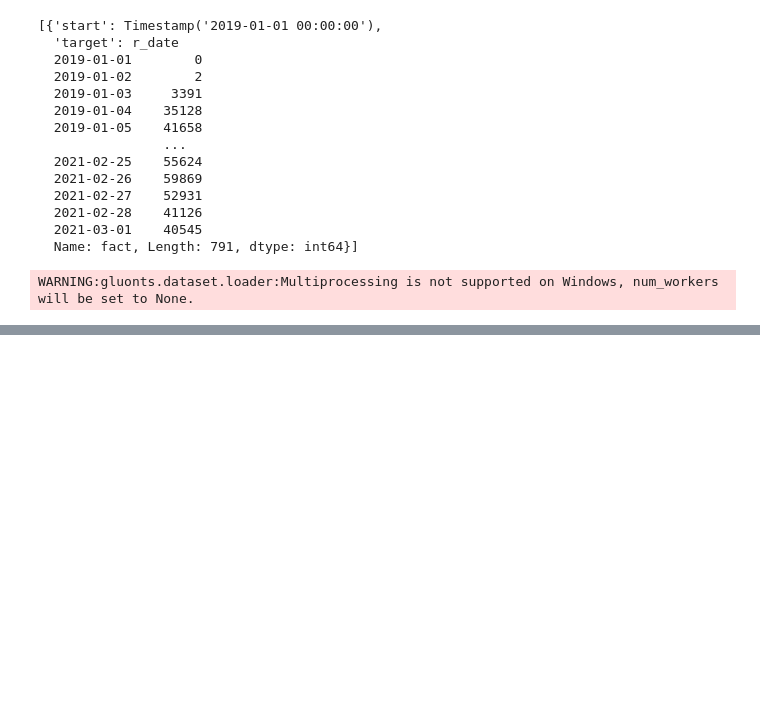
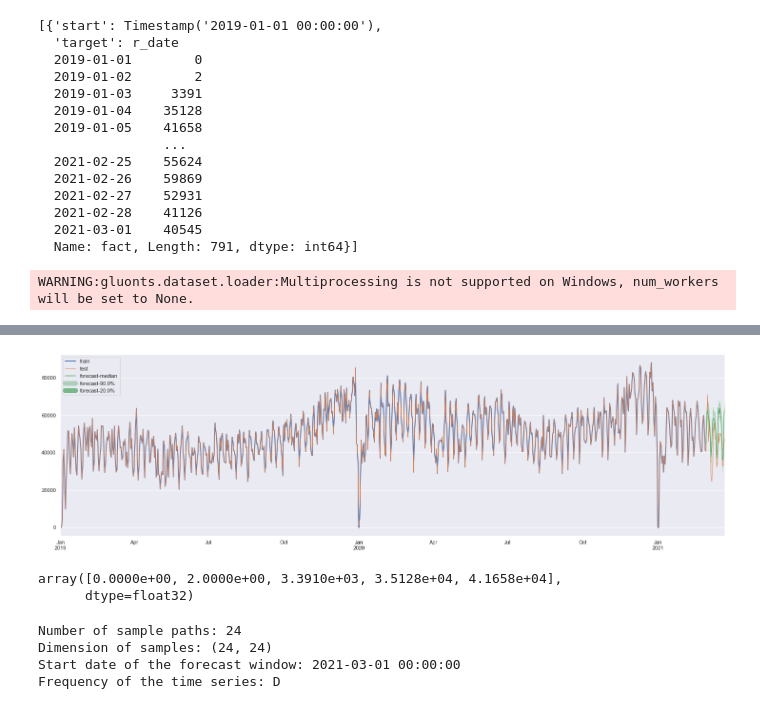
Before and after one commit to mc-morozov/forecast_cargo_flow, a Jupyter notebook: notebooks/gluonts.ipynb, the cells around one changed output, grey strips where cells are left out. Cells and saved outputs as stored; diff of their text form; code cells hidden in the pictures; blank space fills up the shorter version.

Commit message:
gluon_ts model
добавлена модель DeepAR
прогноз по категориям

```diff
--- a/notebooks/gluonts.ipynb
+++ b/notebooks/gluonts.ipynb
@@ -39,5 +36,5 @@ def mean_absolute_percentage_error(y_true, y_pred):
 # %%
-source = pd.read_csv('E:\\Analytics\\Projects\\forecast_cargo_flow\\data\\sample_csu_since_2019.csv', delimiter=';')
+source = pd.read_csv('E:\\Analytics\\Projects\\forecast_cargo_flow\\data\\sample_csu_since_2017.csv', delimiter=';')
 # %%
 df = source[['r_date', 'fact']] # оставляем только дату и факт
 df = df.groupby('r_date').sum() # группируем по дате
@@ -98,7 +95,7 @@ from gluonts.trainer import Trainer
 estimator = DeepAREstimator(
     freq="D",
     prediction_length=90,
-    trainer=Trainer(epochs=200)
+    trainer=Trainer(epochs=30)
 )
 predictor = estimator.train(training_data=training_data)
 # %% [output]
@@ -121,0 +121,12 @@ plt.grid(axis='x')
+# %%
+from gluonts.dataset.common import ListDataset
+
+train_ds = ListDataset(
+    [{"start": df.index[0], "target": df.fact[:"2021-02-28"]}],
+    freq = "D"
+)
+
+test_ds = ListDataset(
+    [{"start": df.index[0], "target": df.fact[:"2021-03-24"]}],
+    freq = "D"
+)
@@ -121,0 +151,14 @@ plt.grid(axis='x')
+# %%
+from gluonts.model.deepar import DeepAREstimator
+from gluonts.trainer import Trainer
+
+estimator = DeepAREstimator(
+    freq="D",
+    prediction_length=24,
+    trainer=Trainer(epochs=15),
+    #num_layers=2,
+    #num_cells=100,
+    #cell_type='lstm',
+    #scaling=True
+)
+predictor = estimator.train(training_data=train_ds)
@@ -121,0 +167,12 @@ plt.grid(axis='x')
+# %%
+from gluonts.dataset.util import to_pandas
+
+for train_entry, test_entry, forecast in zip(train_ds, test_ds, predictor.predict(train_ds)):
+    to_pandas(train_entry).plot(linewidth=2, figsize=(25, 7), label="train")
+    to_pandas(test_entry).plot(linewidth=1, figsize=(25, 7), label="test")
+    forecast.plot(color='g', prediction_intervals=[20.0, 90.0], label="forecast")
+
+plt.legend(loc='upper left')
+plt.grid(axis='x')
+# %% [output]
+[figure, added]
@@ -121,0 +193,6 @@ plt.grid(axis='x')
+# %%
+# first 5 values of the time series (convert from pandas to numpy)
+np.array(ts_entry[:5]).reshape(-1,)
+# %% [output]
+array([0.0000e+00, 2.0000e+00, 3.3910e+03, 3.5128e+04, 4.1658e+04],
+      dtype=float32)
@@ -121,0 +202,10 @@ plt.grid(axis='x')
+# %%
+print(f"Number of sample paths: {forecast_entry.num_samples}")
+print(f"Dimension of samples: {forecast_entry.samples.shape}")
+print(f"Start date of the forecast window: {forecast_entry.start_date}")
+print(f"Frequency of the time series: {forecast_entry.freq}")
+# %% [output]
+Number of sample paths: 24
+Dimension of samples: (24, 24)
+Start date of the forecast window: 2021-03-01 00:00:00
+Frequency of the time series: D
```
Also changed, not shown: parts of 40 cells of this notebook, 2 other files.
